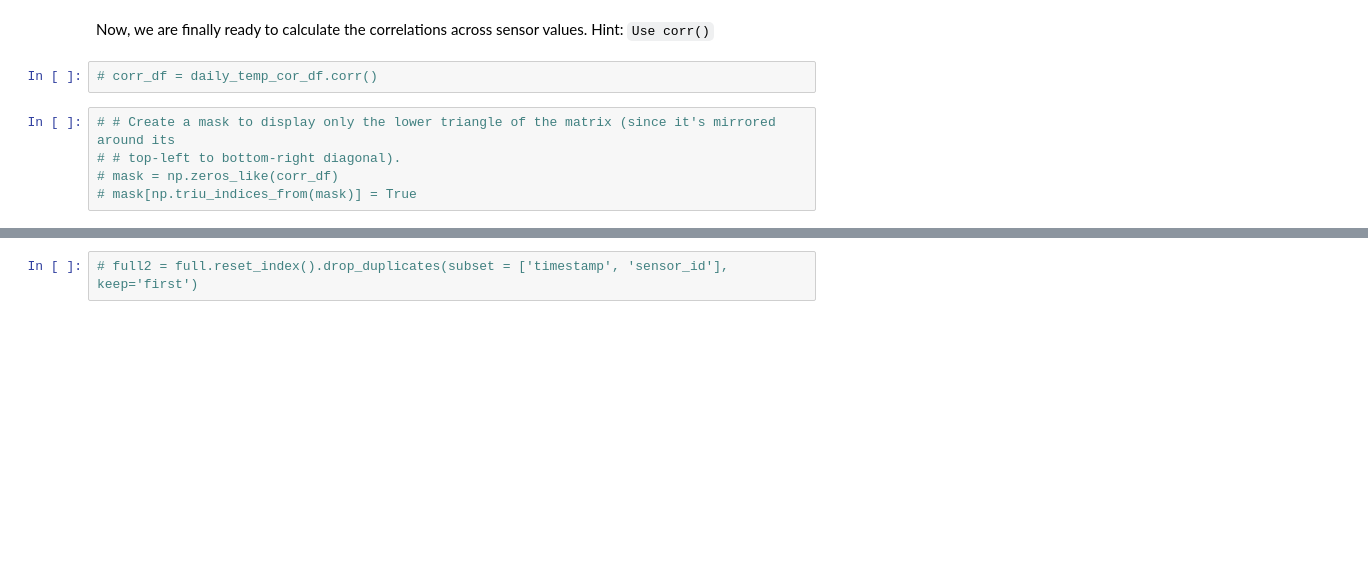
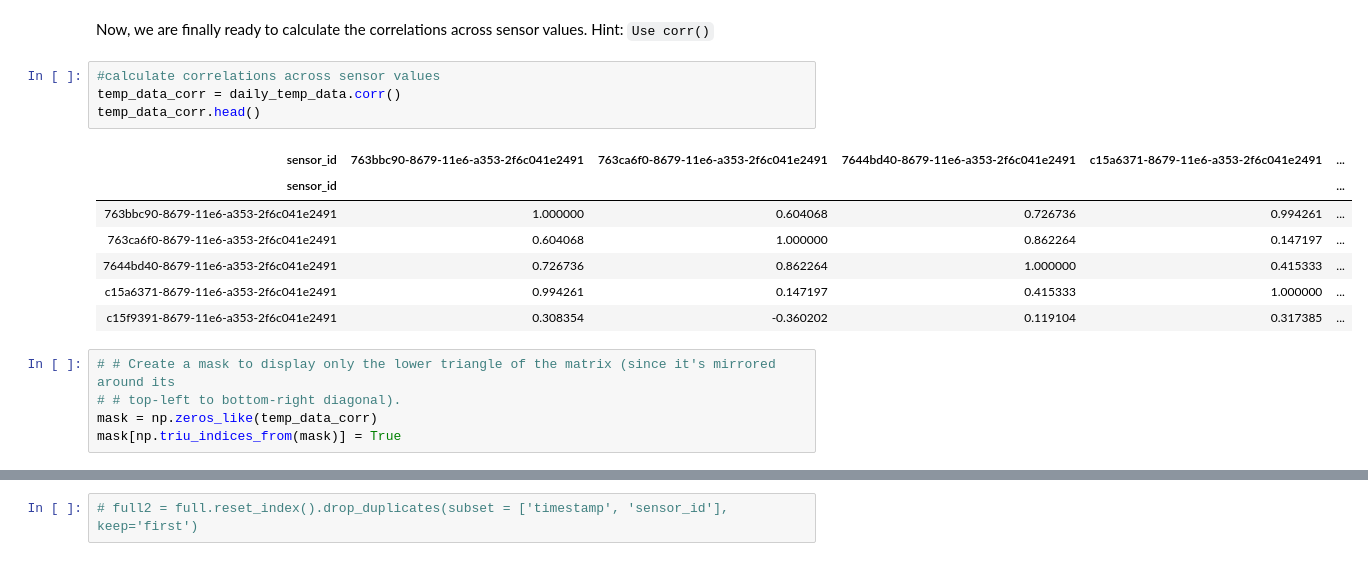
Before and after one commit to Opondoh/Digital_Thread_Summative, a Jupyter notebook: D4I_Summative_Vivian.ipynb, the cells around one changed output, grey strips where cells are left out. Saved outputs shown, nothing was run; the diff lists cells and outputs as text; blank space fills up the shorter version.

```diff
--- a/D4I_Summative_Vivian.ipynb
+++ b/D4I_Summative_Vivian.ipynb
@@ -414,13 +414,23 @@ daily_temp_data.head()
 | 2016-08-07 00:00:00+00:00 | NaN | NaN | 25.280000 | 36.13 | ... |
 # %% [markdown]
 Now, we are finally ready to calculate the correlations across sensor values. Hint: `Use corr()`
-# %%
-# corr_df = daily_temp_cor_df.corr()
+# %%
+#calculate correlations across sensor values
+temp_data_corr = daily_temp_data.corr()
+temp_data_corr.head()
+# %% [output]
+| sensor_id | 763bbc90-8679-11e6-a353-2f6c041e2491 | 763ca6f0-8679-11e6-a353-2f6c041e2491 | 7644bd40-8679-11e6-a353-2f6c041e2491 | c15a6371-8679-11e6-a353-2f6c041e2491 | ... |
+| sensor_id |  |  |  |  | ... |
+| 763bbc90-8679-11e6-a353-2f6c041e2491 | 1.000000 | 0.604068 | 0.726736 | 0.994261 | ... |
+| 763ca6f0-8679-11e6-a353-2f6c041e2491 | 0.604068 | 1.000000 | 0.862264 | 0.147197 | ... |
+| 7644bd40-8679-11e6-a353-2f6c041e2491 | 0.726736 | 0.862264 | 1.000000 | 0.415333 | ... |
+| c15a6371-8679-11e6-a353-2f6c041e2491 | 0.994261 | 0.147197 | 0.415333 | 1.000000 | ... |
+| c15f9391-8679-11e6-a353-2f6c041e2491 | 0.308354 | -0.360202 | 0.119104 | 0.317385 | ... |
 # %%
 # # Create a mask to display only the lower triangle of the matrix (since it's mirrored around its
 # # top-left to bottom-right diagonal).
-# mask = np.zeros_like(corr_df)
-# mask[np.triu_indices_from(mask)] = True
+mask = np.zeros_like(temp_data_corr)
+mask[np.triu_indices_from(mask)] = True
 # %%
 # # Create the heatmap using seaborn library.
 # # List if colormaps (parameter 'cmap') is available here: http://matplotlib.org/examples/color/colormaps_reference.html
```
Also changed, not shown: parts of 1 cell of this notebook.
